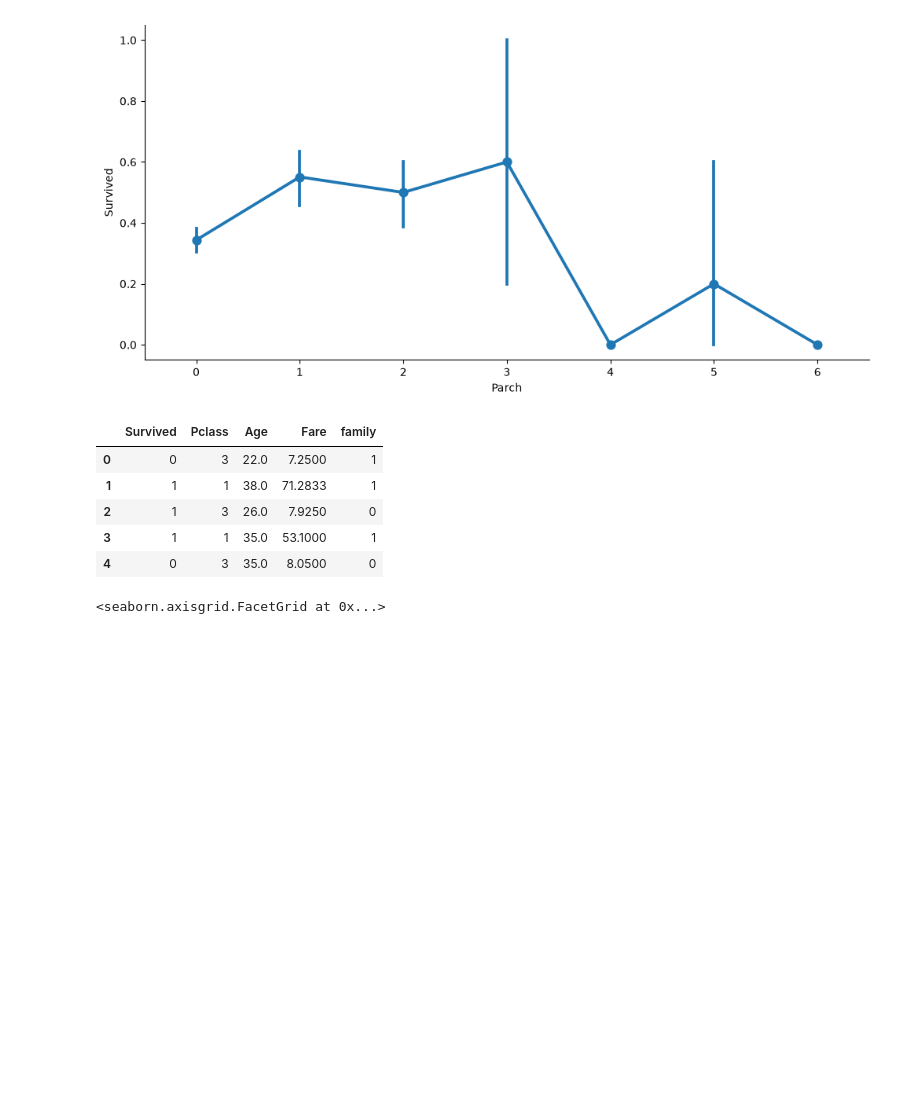
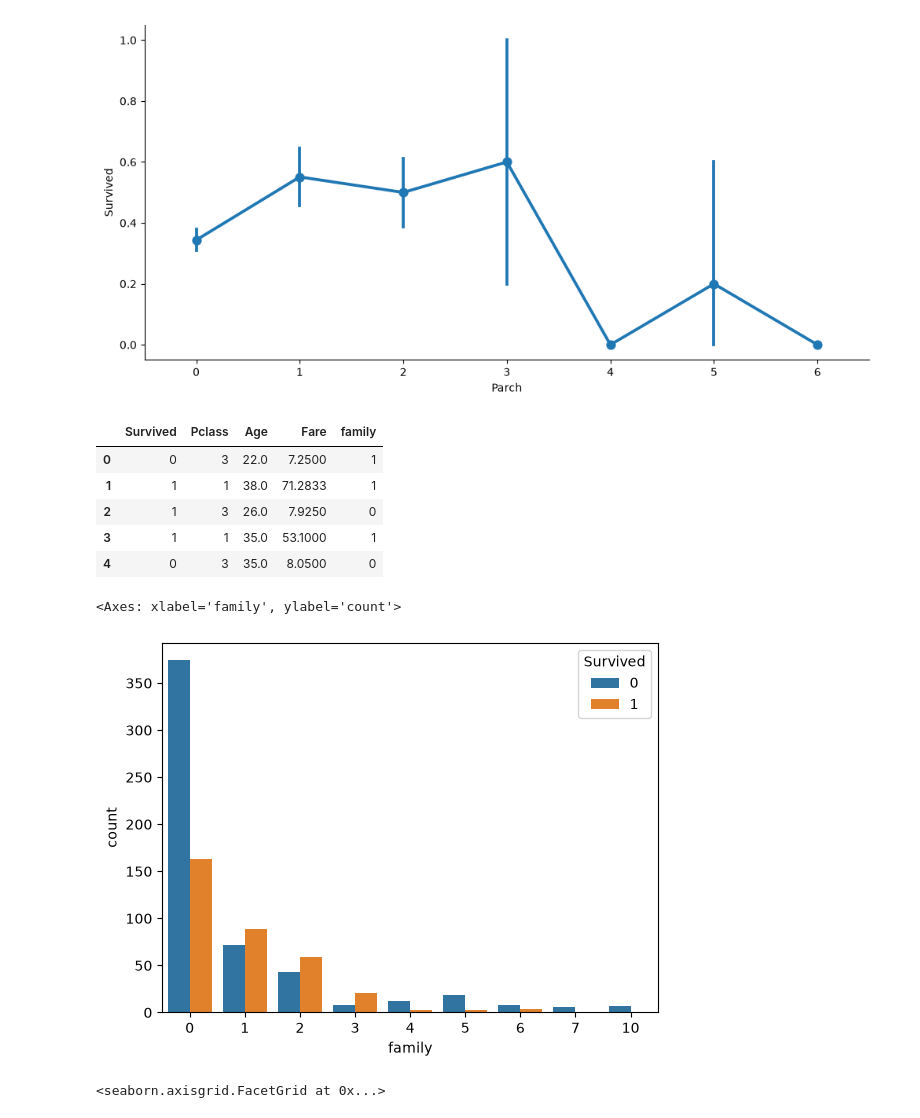
Before and after one commit to MLOutlier/titanic, a Jupyter notebook: numerical_features.ipynb, the cells around one changed output. Cells and saved outputs as stored; diff of their text form; code cells hidden in the pictures; blank space fills up the shorter version.

```diff
--- a/numerical_features.ipynb
+++ b/numerical_features.ipynb
@@ -119,6 +128,12 @@ train_data.head()
 | 2 | 1 | 3 | 26.0 | 7.9250 | 0 |
 | 3 | 1 | 1 | 35.0 | 53.1000 | 1 |
 | 4 | 0 | 3 | 35.0 | 8.0500 | 0 |
+# %%
+# график зависимости выживаемости от новой фичи family
+sns.countplot(x="family", hue='Survived', data=train_data)
+# %% [output]
+<Axes: xlabel='family', ylabel='count'>
+[figure, added]
 # %%
 # график зависимости выживаемости от новой фичи family
 sns.catplot(x="family", y="Survived", data=train_data, kind="point", aspect=2)
```
Also changed, not shown: parts of 2 cells of this notebook, 4 other files.
